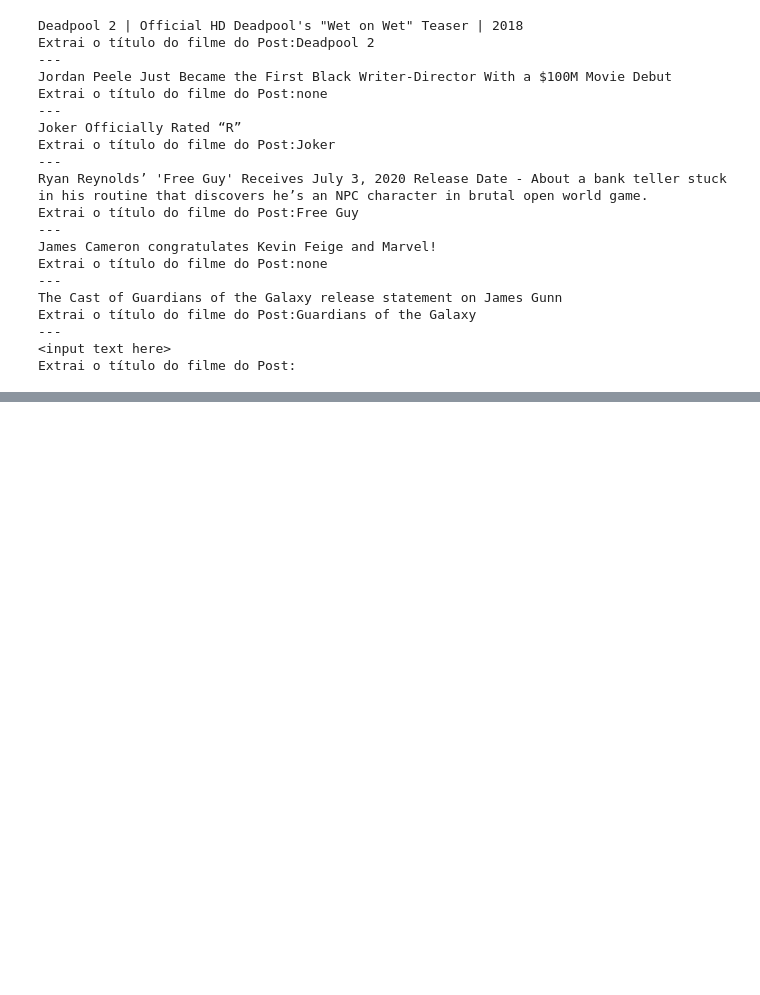
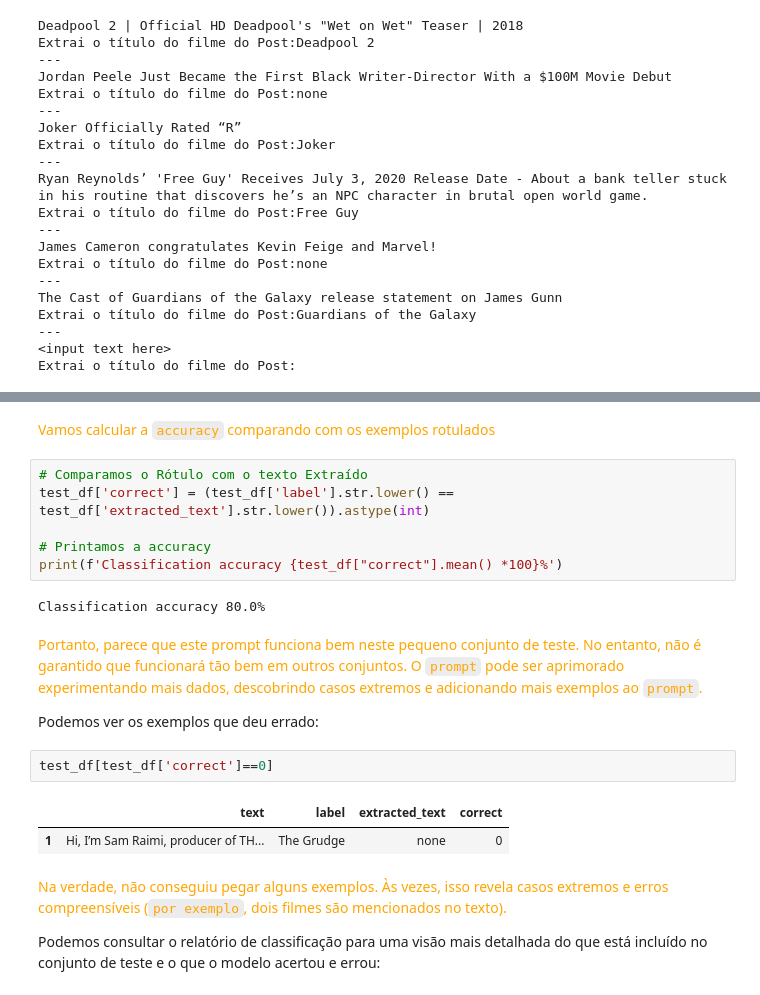
Before and after one commit to EddyGiusepe/Large_Language_Models_LLMs, a Jupyter notebook: Using_a_LLM_for_Entity_Extraction/Using_a_Large_Language_Model_for_Entity_Extraction.ipynb, the cells around one changed output, grey strips where cells are left out. Saved outputs shown, nothing was run; the diff lists cells and outputs as text; blank space fills up the shorter version.

```diff
--- a/Using_a_LLM_for_Entity_Extraction/Using_a_Large_Language_Model_for_Entity_Extraction.ipynb
+++ b/Using_a_LLM_for_Entity_Extraction/Using_a_Large_Language_Model_for_Entity_Extraction.ipynb
@@ -272,0 +420,23 @@ Extrai o título do filme do Post:
+# %% [markdown]
+<font color="orange">Vamos calcular a `accuracy` comparando com os exemplos rotulados</font>
+# %%
+# Comparamos o Rótulo com o texto Extraído
+test_df['correct'] = (test_df['label'].str.lower() == test_df['extracted_text'].str.lower()).astype(int)
+
+# Printamos a accuracy
+print(f'Classification accuracy {test_df["correct"].mean() *100}%')
+# %% [output]
+Classification accuracy 80.0%
+# %% [markdown]
+<font color="orange">Portanto, parece que este prompt funciona bem neste pequeno conjunto de teste. No entanto, não é garantido que funcionará tão bem em outros conjuntos. O `prompt` pode ser aprimorado experimentando mais dados, descobrindo casos extremos e adicionando mais exemplos ao `prompt`.
+
+Podemos ver os exemplos que deu errado:</font>
+# %%
+test_df[test_df['correct']==0]
+# %% [output]
+|  | text | label | extracted_text | correct |
+| 1 | Hi, I’m Sam Raimi, producer of TH... | The Grudge | none | 0 |
+# %% [markdown]
+<font color="orange">Na verdade, não conseguiu pegar alguns exemplos. Às vezes, isso revela casos extremos e erros compreensíveis (`por exemplo`, dois filmes são mencionados no texto).
+
+Podemos consultar o relatório de classificação para uma visão mais detalhada do que está incluído no conjunto de teste e o que o modelo acertou e errou:</font>
```
Also changed, not shown: parts of 28 cells of this notebook.
